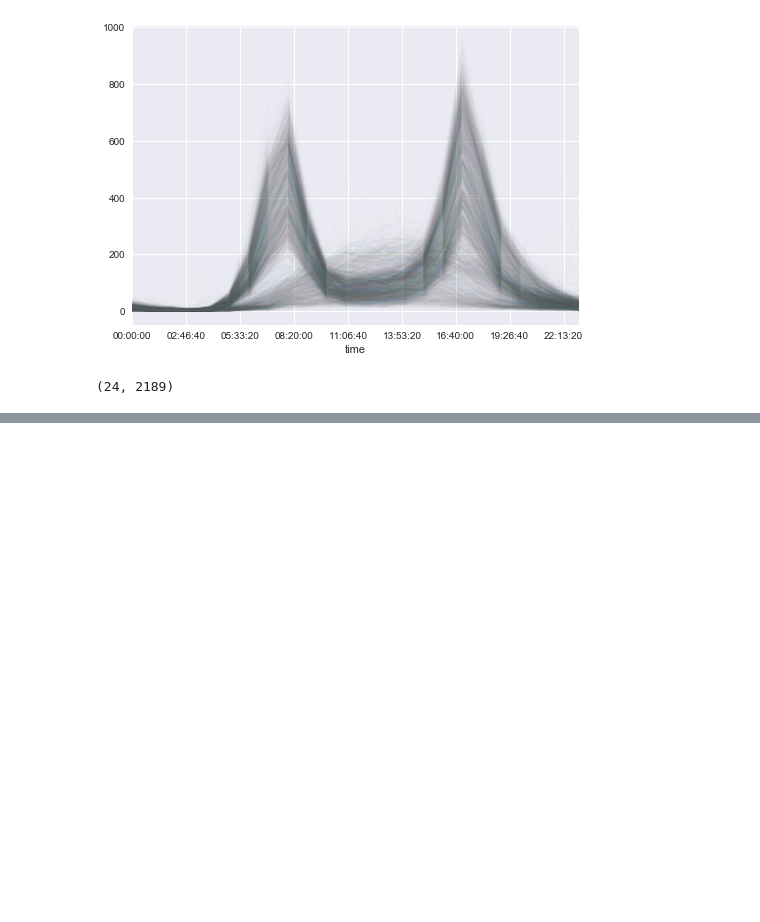
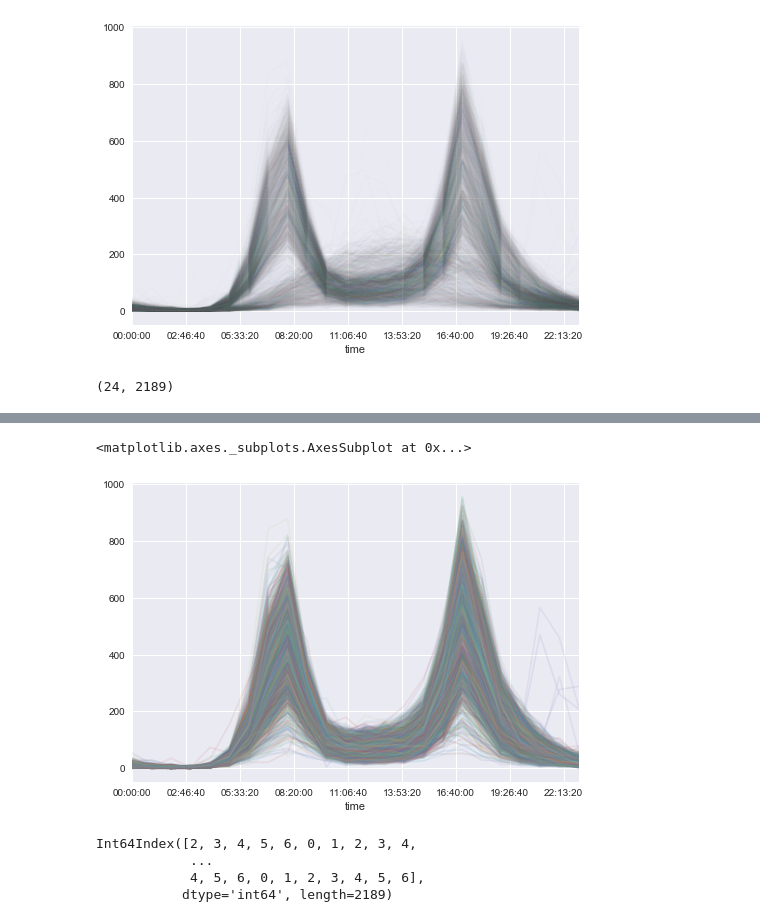
Before and after one commit to marisalim/stonybrook_juypterworkflow, a Jupyter notebook: test_notebook_bike_analysis.ipynb, the cells around one changed output, grey strips where cells are left out. Cells and saved outputs as stored; diff of their text form; code cells hidden in the pictures; blank space fills up the shorter version.

```diff
--- a/test_notebook_bike_analysis.ipynb
+++ b/test_notebook_bike_analysis.ipynb
@@ -76,0 +122,15 @@ data.shape
+# %%
+# this looks like the weekday-ish data
+pivoted.T[labels == 1].T.plot(legend=False, alpha=0.1)
+# visually, we thought there were 2 clusters
+# looks right! but we have yet to confirm exactly what the different groups are
+# %% [output]
+<matplotlib.axes._subplots.AxesSubplot at 0x...>
+[figure, added]
+# %%
+pd.DatetimeIndex(pivoted.columns).dayofweek
+# %% [output]
+Int64Index([2, 3, 4, 5, 6, 0, 1, 2, 3, 4,
+            ...
+            4, 5, 6, 0, 1, 2, 3, 4, 5, 6],
+           dtype='int64', length=2189)
```
Also changed, not shown: parts of 13 cells of this notebook.
